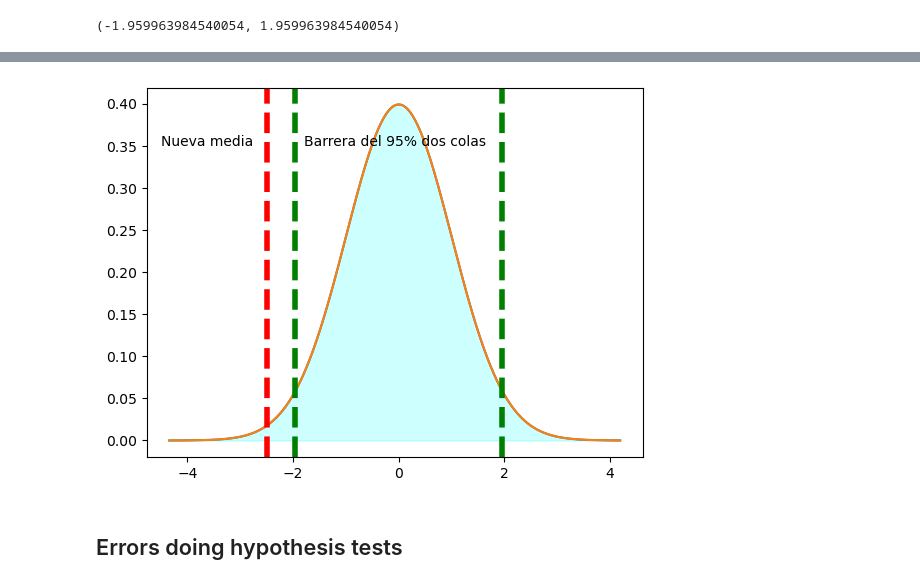
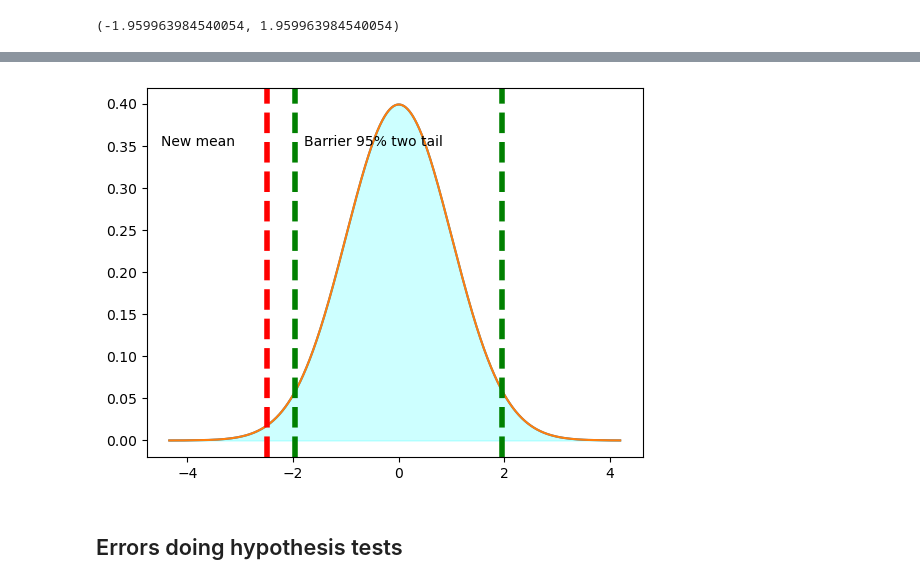
Before and after one commit to Bayonadrian/Stats, a Jupyter notebook: Continous distributions/Normal distribution/NormalDist.ipynb, the cells around one changed output, grey strips where cells are left out. Cells and saved outputs as stored; diff of their text form; code cells hidden in the pictures.

```diff
--- a/Continous distributions/Normal distribution/NormalDist.ipynb
+++ b/Continous distributions/Normal distribution/NormalDist.ipynb
@@ -938,22 +938,22 @@ plt.show()
 # %%
 # Two-tailed analysis
 # Assuming that in this case the mean of the new sample is -2.5, it is possible to show that it is different, this because it is smaller.
 # In this way it is possible to reject the null hypothesis and accept that the second sample is different.
 
 fig, ax = plt.subplots()
 
 ax.plot(s_data, normal.pdf(s_data))
 ax.fill_between(s_data, normal.pdf(s_data), color= 'cyan', alpha= 0.1)
 ax.plot(s_data, normal.pdf(s_data))
 ax.fill_between(s_data, normal.pdf(s_data), color= 'cyan', alpha= 0.1)
 ax.axvline(two_tail[0], linestyle='--', color= 'g', linewidth= 4)
 ax.axvline(two_tail[1], linestyle='--', color= 'g', linewidth= 4)
 ax.axvline(-2.5, linestyle='--', color= 'r', linewidth= 4)
-plt.text(-1.8, 0.35, 'Barrera del 95% dos colas')
-plt.text(-4.5, 0.35, 'Nueva media')
+plt.text(-1.8, 0.35, 'Barrier 95% two tail')
+plt.text(-4.5, 0.35, 'New mean')
 plt.show()
 # %% [output]
-[figure, old version]
+[figure, new version]
 # %% [markdown]
 ## Errors doing hypothesis tests
 # %% [markdown]
```
Also changed, not shown: parts of 15 cells of this notebook.
